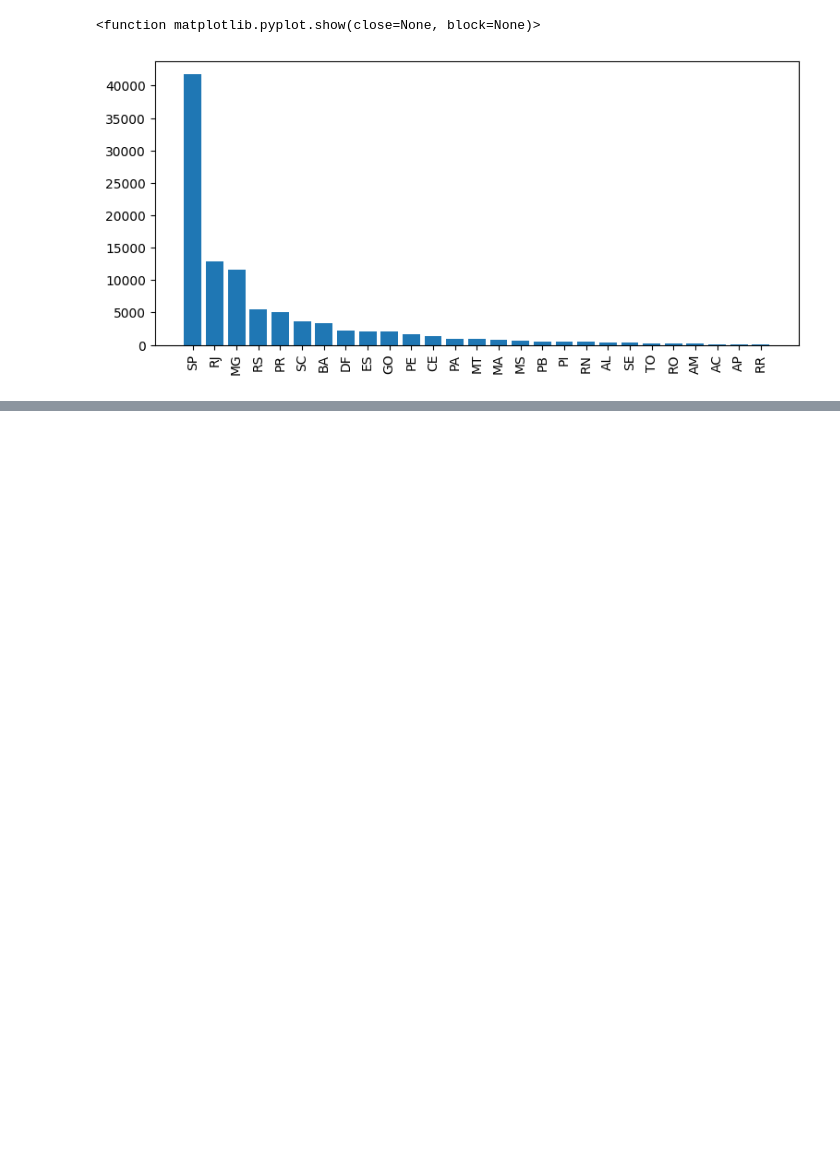
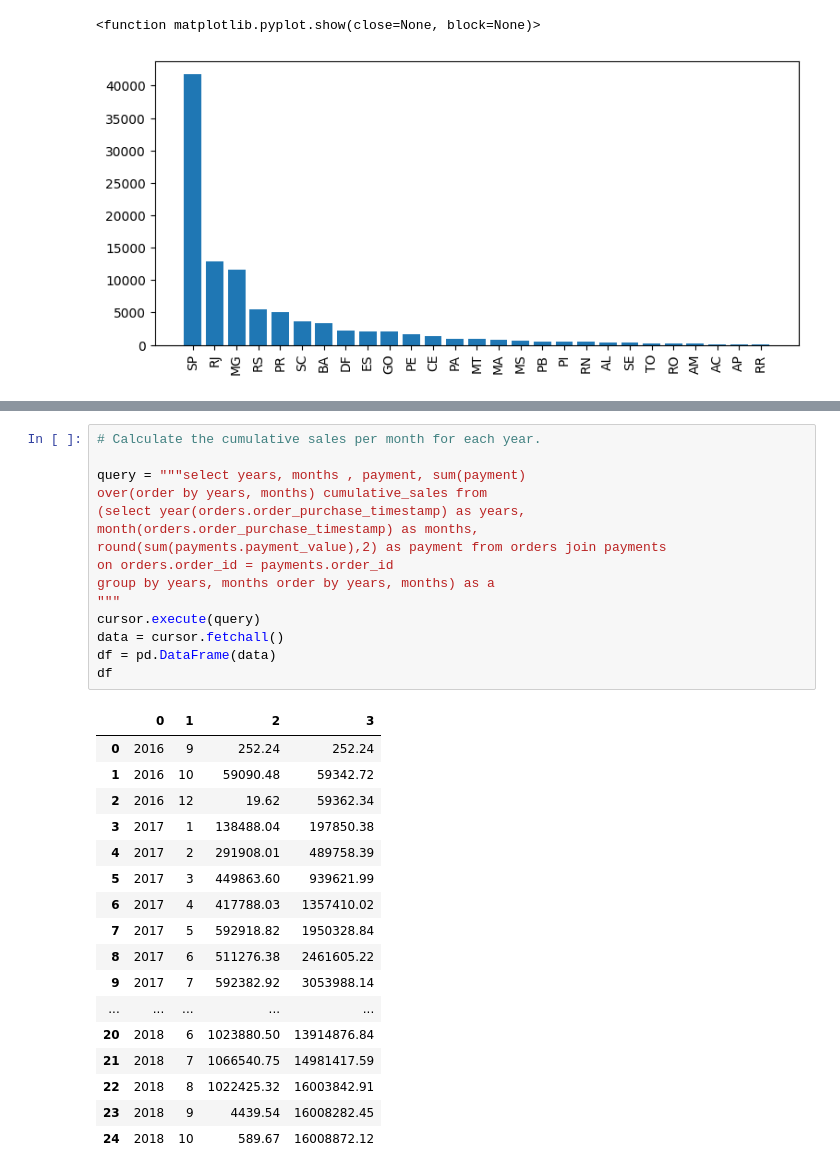
Before and after one commit to Harpreetsingh-Developer/Data-Analysit--Ecommerce-, a Jupyter notebook: python+sql_ecommerce.ipynb, the cells around one changed output, grey strips where cells are left out. Drawn from its saved outputs; the diff is of its cells as text; blank space fills up the shorter version.

```diff
--- a/python+sql_ecommerce.ipynb
+++ b/python+sql_ecommerce.ipynb
@@ -249,0 +331,33 @@ ProgrammingError: 1054 (42S22): Unknown column 'product_category_name' in 'field
+# %%
+# Calculate the cumulative sales per month for each year.
+
+query = """select years, months , payment, sum(payment)
+over(order by years, months) cumulative_sales from
+(select year(orders.order_purchase_timestamp) as years,
+month(orders.order_purchase_timestamp) as months,
+round(sum(payments.payment_value),2) as payment from orders join payments
+on orders.order_id = payments.order_id
+group by years, months order by years, months) as a
+"""
+cursor.execute(query)
+data = cursor.fetchall()
+df = pd.DataFrame(data)
+df
+# %% [output]
+|  | 0 | 1 | 2 | 3 |
+| 0 | 2016 | 9 | 252.24 | 252.24 |
+| 1 | 2016 | 10 | 59090.48 | 59342.72 |
+| 2 | 2016 | 12 | 19.62 | 59362.34 |
+| 3 | 2017 | 1 | 138488.04 | 197850.38 |
+| 4 | 2017 | 2 | 291908.01 | 489758.39 |
+| 5 | 2017 | 3 | 449863.60 | 939621.99 |
+| 6 | 2017 | 4 | 417788.03 | 1357410.02 |
+| 7 | 2017 | 5 | 592918.82 | 1950328.84 |
+| 8 | 2017 | 6 | 511276.38 | 2461605.22 |
+| 9 | 2017 | 7 | 592382.92 | 3053988.14 |
+| ... | ... | ... | ... | ... |
+| 20 | 2018 | 6 | 1023880.50 | 13914876.84 |
+| 21 | 2018 | 7 | 1066540.75 | 14981417.59 |
+| 22 | 2018 | 8 | 1022425.32 | 16003842.91 |
+| 23 | 2018 | 9 | 4439.54 | 16008282.45 |
+| 24 | 2018 | 10 | 589.67 | 16008872.12 |
```
Also changed, not shown: parts of 11 cells of this notebook.
